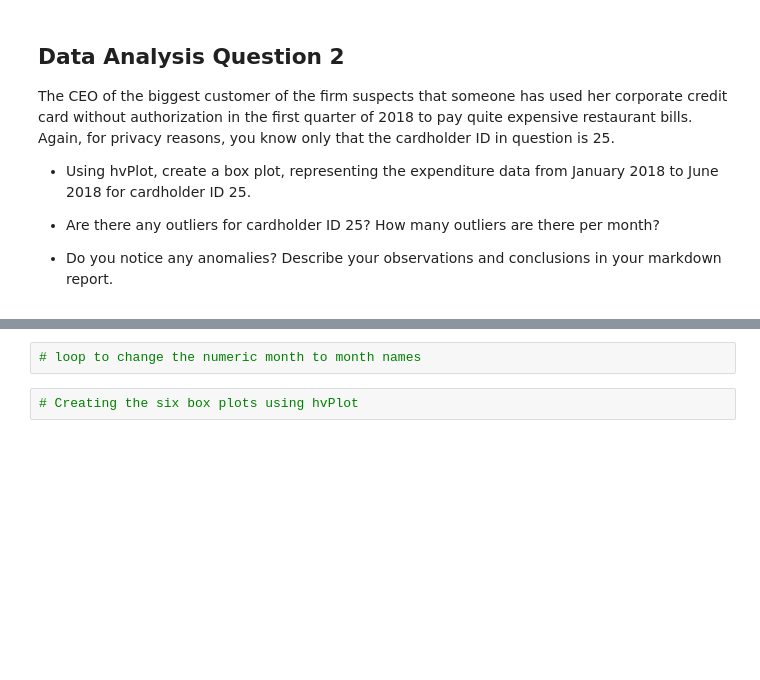
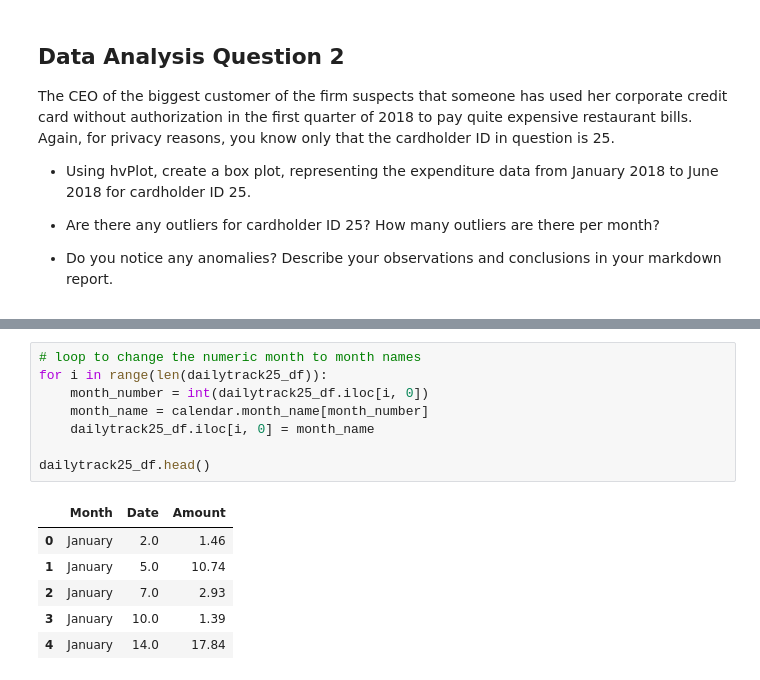
Before and after one commit to AnvithaChaluvadi/Identifying-Fraud_Module7Challenge, a Jupyter notebook: visual_data_analysis.ipynb, the cells around one changed output, grey strips where cells are left out. Cells and saved outputs as stored; diff of their text form; blank space fills up the shorter version.

```diff
--- a/visual_data_analysis.ipynb
+++ b/visual_data_analysis.ipynb
@@ -58,4 +128,15 @@ query = """
 # %%
 # loop to change the numeric month to month names
+for i in range(len(dailytrack25_df)):
+    month_number = int(dailytrack25_df.iloc[i, 0])
+    month_name = calendar.month_name[month_number]
+    dailytrack25_df.iloc[i, 0] = month_name
+
+dailytrack25_df.head()
+# %% [output]
+|  | Month | Date | Amount |
+| 0 | January | 2.0 | 1.46 |
+| 1 | January | 5.0 | 10.74 |
+| 2 | January | 7.0 | 2.93 |
+| 3 | January | 10.0 | 1.39 |
+| 4 | January | 14.0 | 17.84 |
-# %%
-# Creating the six box plots using hvPlot
```
Also changed, not shown: parts of 9 cells of this notebook, 11 other files.
